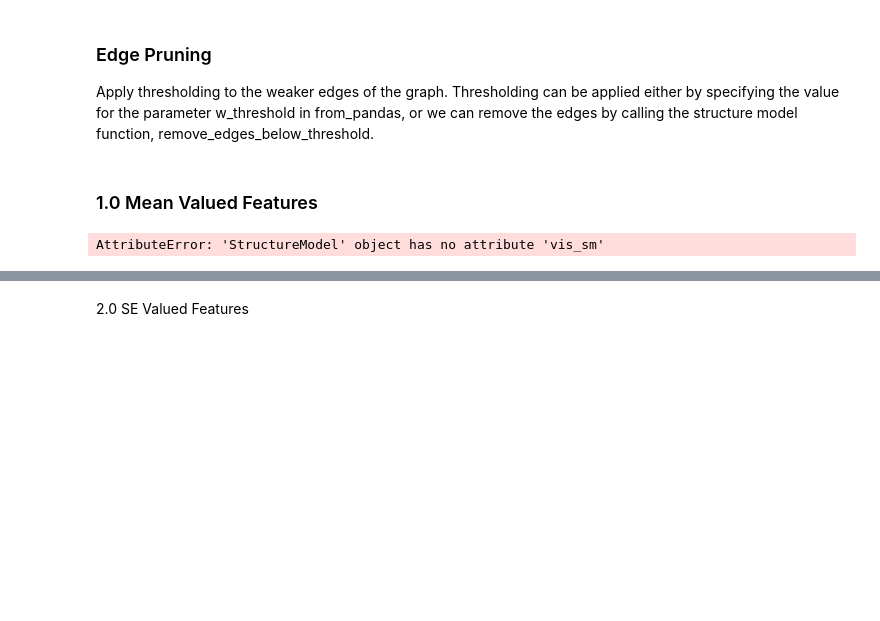
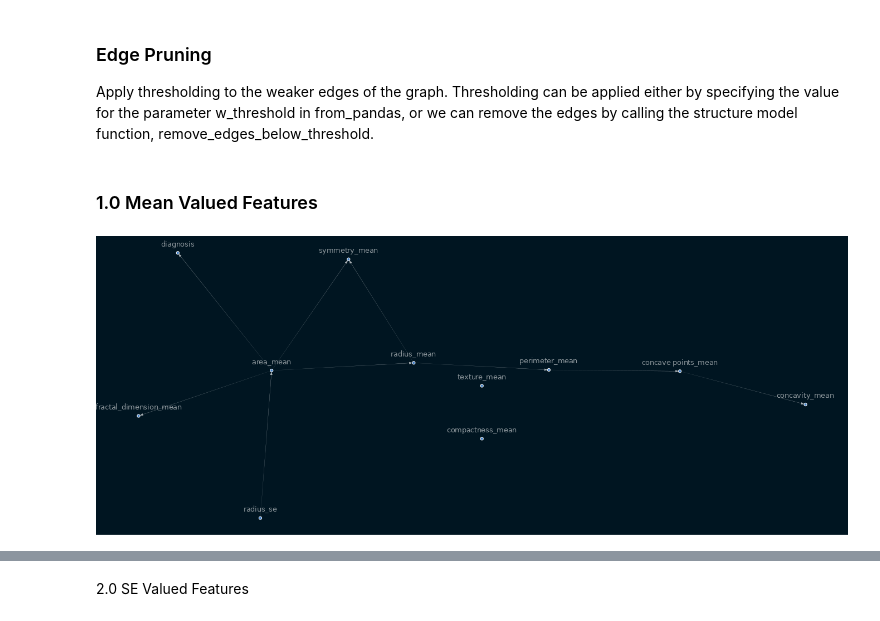
Before and after one commit to Caphace-Ethan/Breast-Cancer-Diagnosis, a Jupyter notebook: notebooks/Causal_learning.ipynb, the cells around one changed output, grey strips where cells are left out. Drawn from its saved outputs; the diff is of its cells as text; code cells hidden in the pictures; blank space fills up the shorter version.

Commit message:
Fixed: The error about pygraphviz

```diff
--- a/notebooks/Causal_learning.ipynb
+++ b/notebooks/Causal_learning.ipynb
@@ -104,17 +104,17 @@ Apply thresholding to the weaker edges of the graph. Thresholding can be applied
 # %% [markdown]
 ### 1.0 Mean Valued Features
 # %%
+import causalnex
 from IPython.display import Image
 from causalnex.plots import plot_structure,NODE_STYLE,EDGE_STYLE
-import vis_seaborn as vs
 
 sm.remove_edges_below_threshold(0.8)
-vs.vis_sm(sm)
-# viz = plot_structure(
-#     sm,
-#     graph_attributes={"scale": "2.5",'size':'2.5'},
-#     all_node_attributes=NODE_STYLE.WEAK,
-#     all_edge_attributes=EDGE_STYLE.WEAK)
-# Image(viz.draw(format='png'))
+
+viz = plot_structure(
+    sm,
+    graph_attributes={"scale": "2.5",'size':'4.5'},
+    all_node_attributes=NODE_STYLE.WEAK,
+    all_edge_attributes=EDGE_STYLE.WEAK)
+Image(viz.draw(format='png'))
 # %% [output]
-AttributeError: 'StructureModel' object has no attribute 'vis_sm'
+[figure, added]
```
Also changed, not shown: parts of 4 cells of this notebook.
